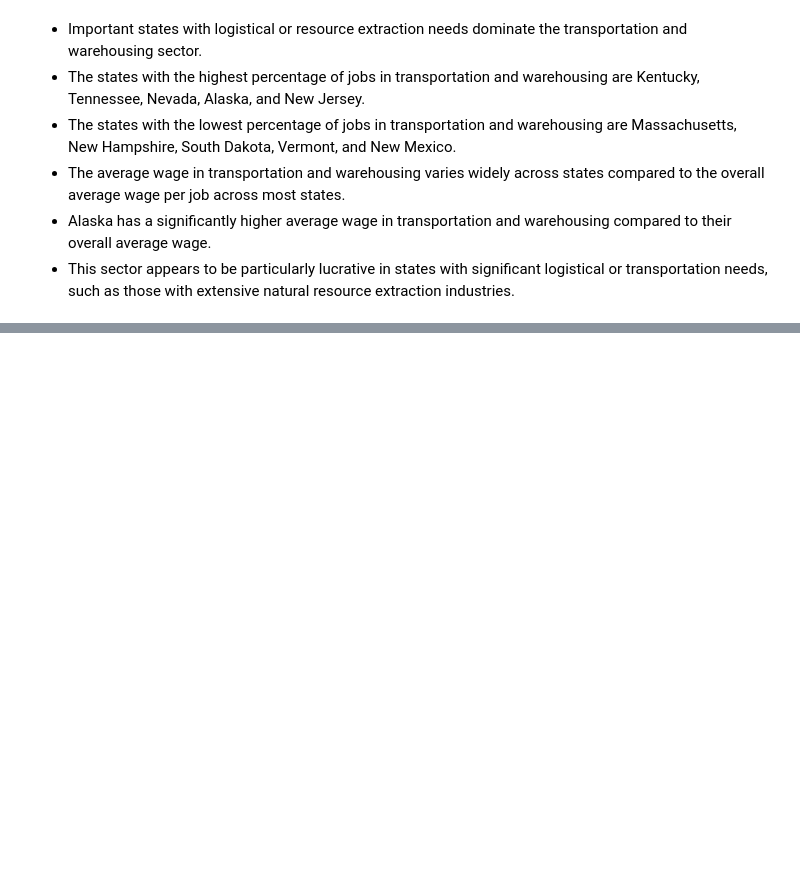
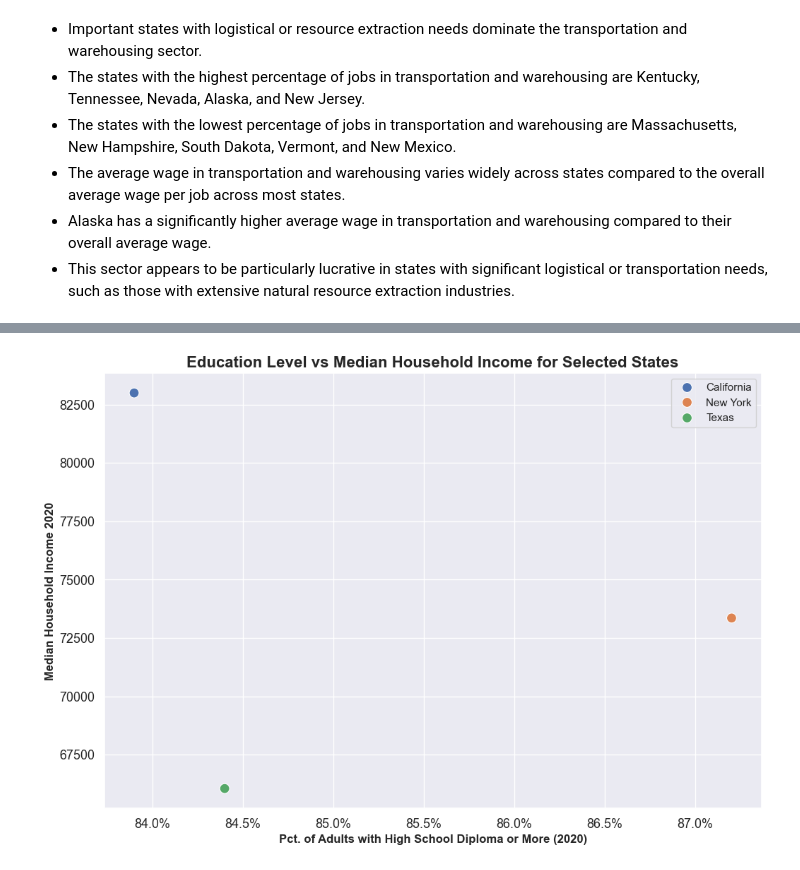
Before and after one commit to Tyler-KD/entering-the-us-market, a Jupyter notebook: entering_the_us_market.ipynb, the cells around one changed output, grey strips where cells are left out. Cells and saved outputs as stored; diff of their text form; code cells hidden in the pictures; blank space fills up the shorter version.

```diff
--- a/entering_the_us_market.ipynb
+++ b/entering_the_us_market.ipynb
@@ -635,0 +698,17 @@ plt.show()
+# %%
+# 3. Compare the relationship between education level and median household income for 3 different states
+states_to_compare = ["California", "Texas", "New York"]
+education_vs_income_comparison = education_vs_income[education_vs_income["State"].isin(states_to_compare)]
+plt.figure(figsize=(12, 8))
+sns.scatterplot(data=education_vs_income_comparison, x="High School Diploma or More - Pct. of Adults 25+ 2020", y="Median Household Income 2020", hue="State", s=100)
+plt.xticks(fontsize=13)
+plt.yticks(fontsize=13)
+plt.title("Education Level vs Median Household Income for Selected States", fontsize=16, fontweight="bold")
+plt.xlabel("Pct. of Adults with High School Diploma or More (2020)", fontweight="bold")
+# Set x-axis labels as percentages
+plt.gca().xaxis.set_major_formatter(plt.FuncFormatter(lambda x, _: f"{x*100:.1f}%"))
+plt.ylabel("Median Household Income 2020", fontweight="bold")
+plt.legend()
+plt.show()
+# %% [output]
+[figure, added]
```
Also changed, not shown: parts of 15 cells of this notebook, 1 other file.
